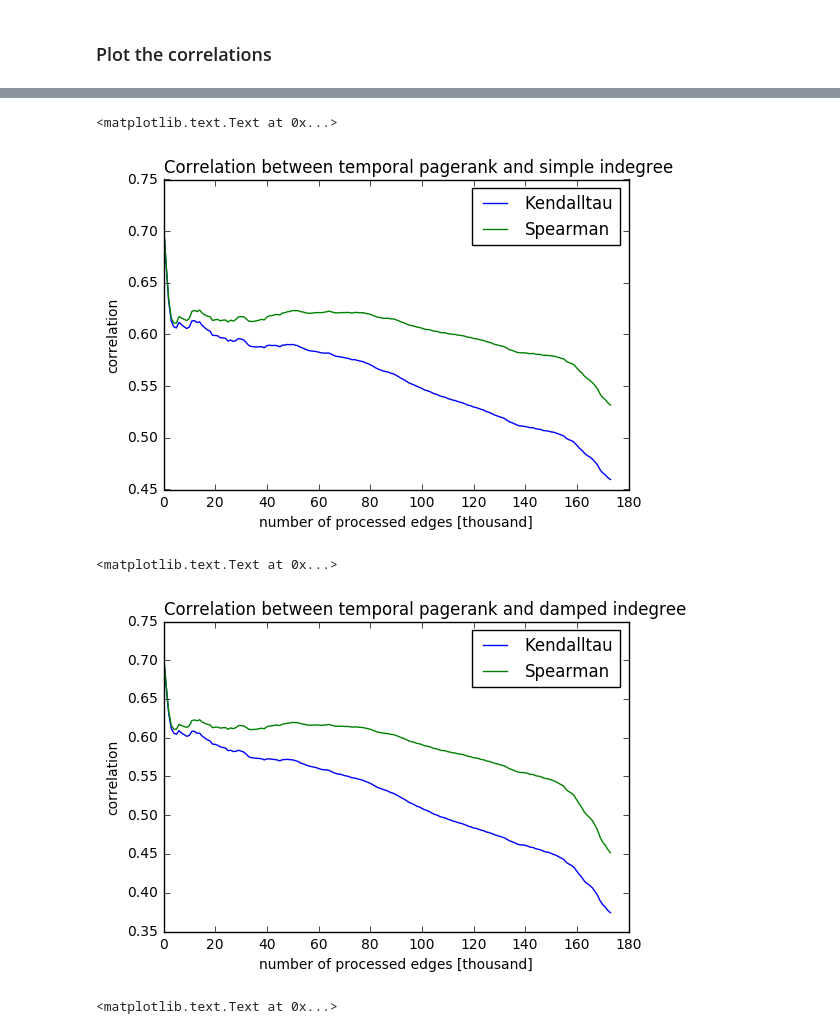
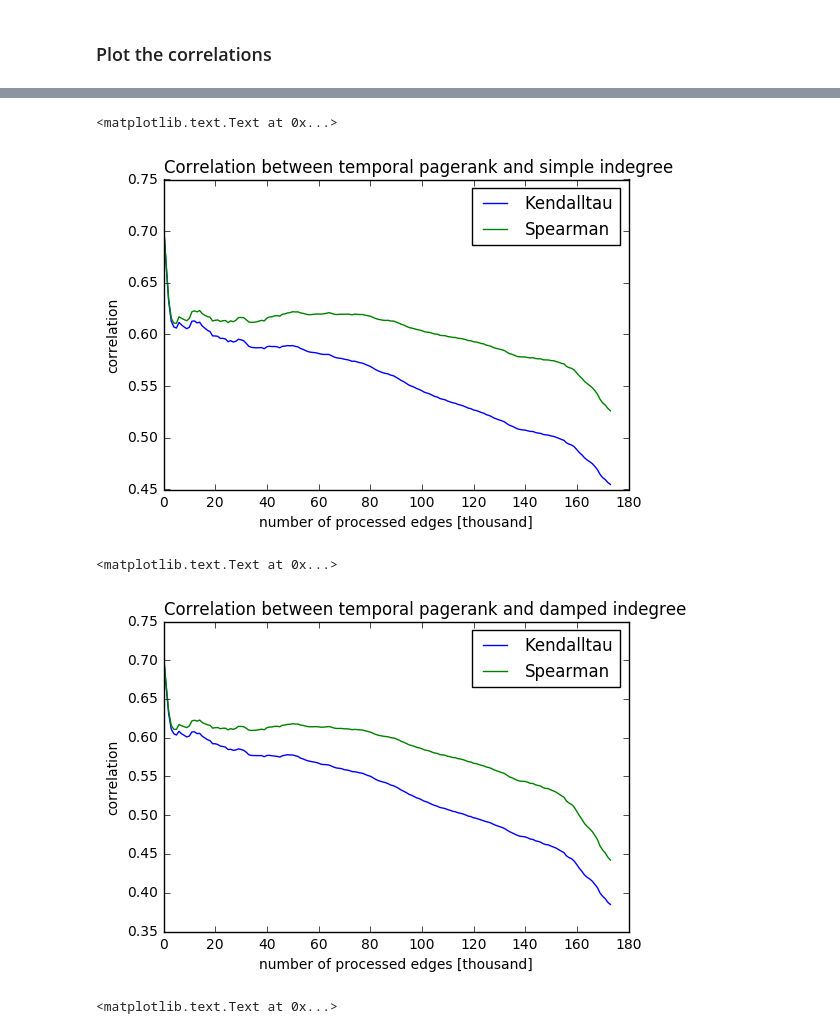
Before and after one commit to olahdaniel/temporal-networks, a Jupyter notebook: TempPR.ipynb, the cells around one changed output, grey strips where cells are left out. Drawn from its saved outputs; the diff is of its cells as text; code cells hidden in the pictures.

```diff
--- a/TempPR.ipynb
+++ b/TempPR.ipynb
@@ -68,10 +86,10 @@ centrality_values = np.outer(nodes, [1,0,0.0,0.0,0.0,0.0])
 nodes_array = np.asarray(nodes)
 
 # indegree damping factor
-damping_factor = 0.999
+damping_factor = 0.9
 
 # temporal pagerank jumping and transition probability
-alpha = 0.9
+alpha = 0.85
 beta = 0.5
 if beta == 1:
     beta = 0
@@ -83,6 +101,8 @@ tau_indegree = []
 spearman_indegree = []
 tau_indegree_damped = []
 spearman_indegree_damped = []
+tau_indeg_vs_damped = []
+spearman_indeg_vs_damped = []
 x = []
 
 # normal pagerank (for static graph)
@@ -110,7 +130,7 @@ for i, edge in df.iterrows():
 
     # computing correlations
     if i % 1000 == 0:
-        x.append(i)
+        x.append(i/1000)
 
         # between temporal pagerank and static pagerank
         tau_pr.append(stats.kendalltau(centrality_values[:,3], centrality_values[:,5])[0])
@@ -123,5 +143,9 @@ for i, edge in df.iterrows():
         # between temporal pagerank and damped indegree
         tau_indegree_damped.append(stats.kendalltau(centrality_values[:,3], centrality_values[:,2])[0])
         spearman_indegree_damped.append(stats.spearmanr(centrality_values[:,3], centrality_values[:,2])[0])
+
+        # between simple indegree and damped indegree
+        tau_indeg_vs_damped.append(stats.kendalltau(centrality_values[:,1], centrality_values[:,2])[0])
+        spearman_indeg_vs_damped.append(stats.spearmanr(centrality_values[:,1], centrality_values[:,2])[0])
 # %% [markdown]
 ### Plot the correlations
@@ -140,22 +176,22 @@ plt.title('Correlation between temporal pagerank and static pagerank', loc='left
 # %%
-plt.plot(xx,tau_indegree,label='Kendalltau')
-plt.plot(xx,spearman_indegree, label='Spearman')
+plt.plot(x,tau_indegree,label='Kendalltau')
+plt.plot(x,spearman_indegree, label='Spearman')
 plt.ylabel('correlation')
 plt.xlabel('number of processed edges [thousand]')
 plt.legend(loc='best')
 plt.title('Correlation between temporal pagerank and simple indegree', loc='left')
 # %% [output]
 <matplotlib.text.Text at 0x...>
-[figure, old version]
+[figure, new version]
 # %%
-plt.plot(xx,tau_indegree_damped,label='Kendalltau')
-plt.plot(xx,spearman_indegree_damped, label='Spearman')
+plt.plot(x,tau_indegree_damped,label='Kendalltau')
+plt.plot(x,spearman_indegree_damped, label='Spearman')
 plt.ylabel('correlation')
 plt.xlabel('number of processed edges [thousand]')
 plt.legend(loc='best')
 plt.title('Correlation between temporal pagerank and damped indegree', loc='left')
 # %% [output]
 <matplotlib.text.Text at 0x...>
-[figure, old version]
+[figure, new version]
 # %%
 # show degree distribution on a log-log scale
```
Also changed, not shown: parts of 9 cells of this notebook, 2 other files.
